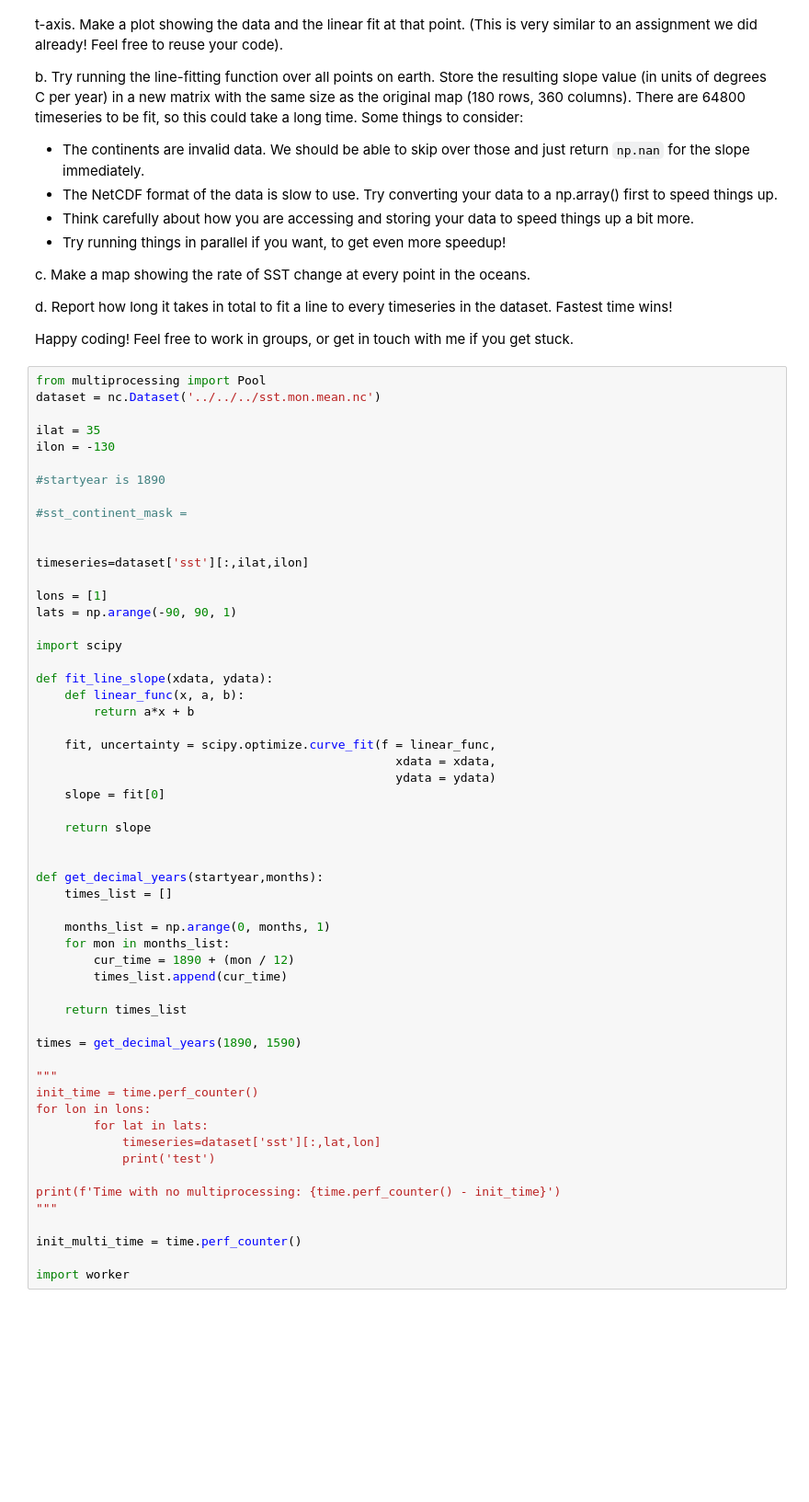
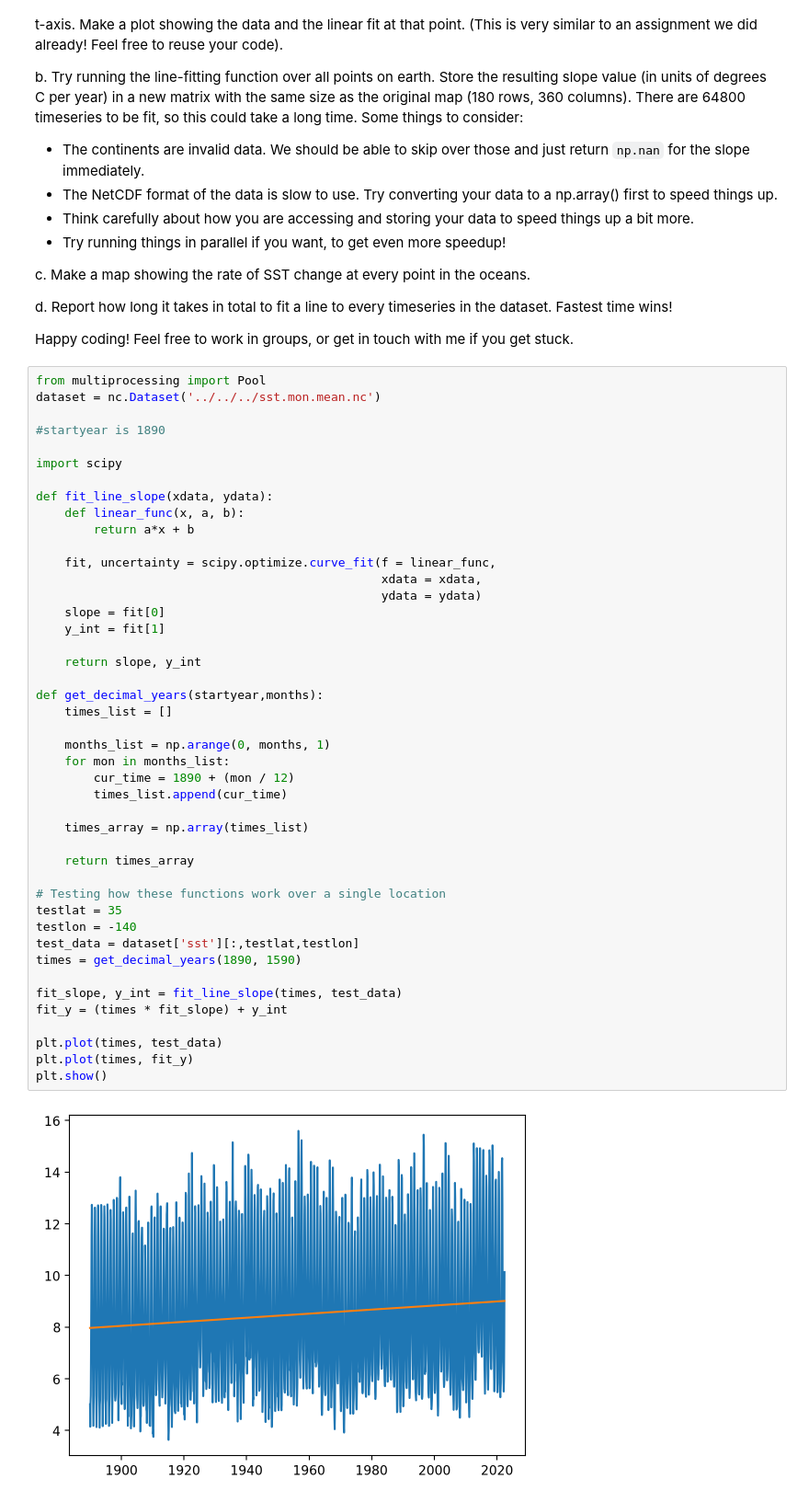
Before and after one commit to geothomaslee/EPS522_03, a Jupyter notebook: Lab 6/Lab6-efficiency-parallel.ipynb, the cells around one changed output. Shown at 92% size. Cells and saved outputs as stored; diff of their text form; blank space fills up the shorter version.

```diff
--- a/Lab 6/Lab6-efficiency-parallel.ipynb
+++ b/Lab 6/Lab6-efficiency-parallel.ipynb
@@ -102,57 +102,46 @@ Happy coding! Feel free to work in groups, or get in touch with me if you get st
 # %%
 from multiprocessing import Pool
 dataset = nc.Dataset('../../../sst.mon.mean.nc')
 
-ilat = 35
-ilon = -130
-
 #startyear is 1890
-
-#sst_continent_mask =
-
-
-timeseries=dataset['sst'][:,ilat,ilon]
-
-lons = [1]
-lats = np.arange(-90, 90, 1)
 
 import scipy
 
 def fit_line_slope(xdata, ydata):
     def linear_func(x, a, b):
         return a*x + b
 
     fit, uncertainty = scipy.optimize.curve_fit(f = linear_func,
-                                                  xdata = xdata,
-                                                  ydata = ydata)
+                                                xdata = xdata,
+                                                ydata = ydata)
     slope = fit[0]
+    y_int = fit[1]
 
-    return slope
-
+    return slope, y_int
 
 def get_decimal_years(startyear,months):
     times_list = []
 
     months_list = np.arange(0, months, 1)
     for mon in months_list:
         cur_time = 1890 + (mon / 12)
         times_list.append(cur_time)
 
-    return times_list
+    times_array = np.array(times_list)
 
+    return times_array
+
+# Testing how these functions work over a single location
+testlat = 35
+testlon = -140
+test_data = dataset['sst'][:,testlat,testlon]
 times = get_decimal_years(1890, 1590)
 
-"""
-init_time = time.perf_counter()
-for lon in lons:
-        for lat in lats:
-            timeseries=dataset['sst'][:,lat,lon]
-            print('test')
+fit_slope, y_int = fit_line_slope(times, test_data)
+fit_y = (times * fit_slope) + y_int
 
-print(f'Time with no multiprocessing: {time.perf_counter() - init_time}')
-"""
-
-init_multi_time = time.perf_counter()
-
-import worker
+plt.plot(times, test_data)
+plt.plot(times, fit_y)
+plt.show()
 # %% [output]
+[figure, added]
```
Also changed, not shown: parts of 2 cells of this notebook.
